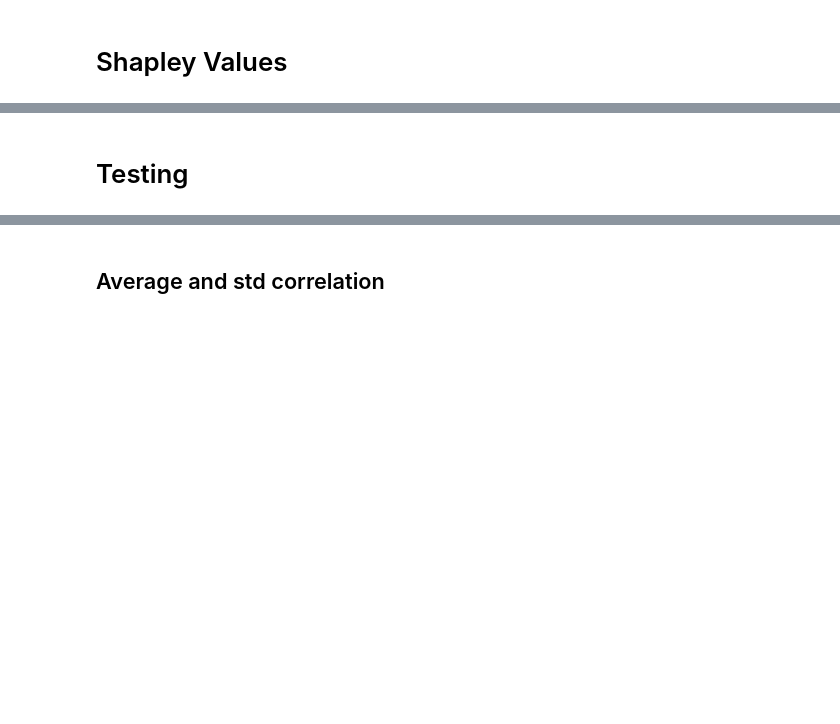
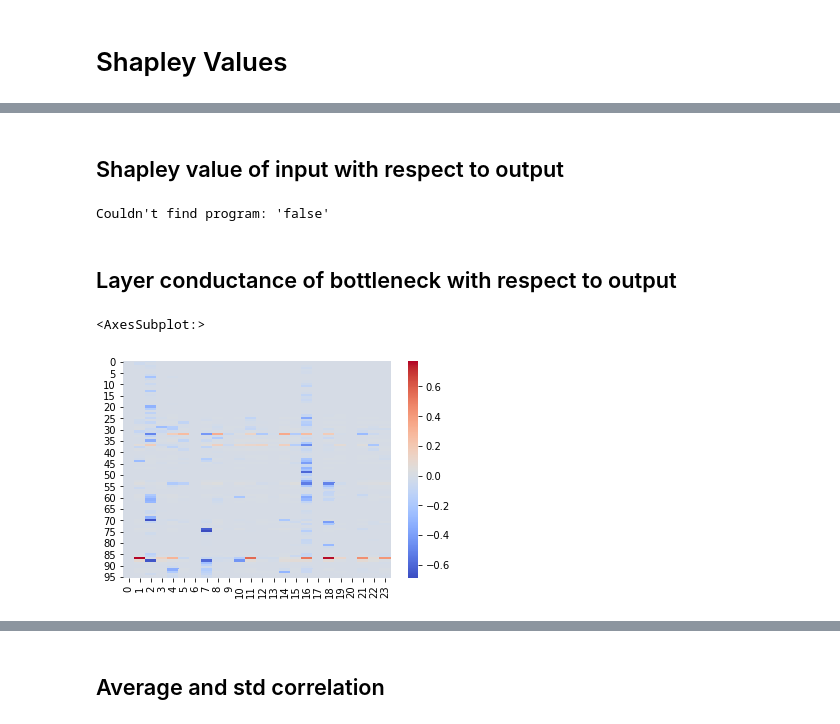
Before and after one commit to tonibofarull/TSAutoencoder, a Jupyter notebook: src/main.ipynb, the cells around one changed output, grey strips where cells are left out. Saved outputs shown, nothing was run; the diff lists cells and outputs as text; code cells hidden in the pictures; blank space fills up the shorter version.

```diff
--- a/src/main.ipynb
+++ b/src/main.ipynb
@@ -74,5 +58,6 @@ Couldn't find program: 'false'
 # %%
-data_train, data_valid, data_test = normalize(data_train), normalize(data_valid), normalize(data_test)
+data_train_ori, data_valid_ori, data_test_ori = ElectricDevices()
+data_train, data_valid, data_test = normalize(data_train_ori), normalize(data_valid_ori), normalize(data_test_ori)
 X_train, y_train = data_train[:,:,:-1], data_train[:,:,-1]
 X_valid, y_valid = data_valid[:,:,:-1], data_valid[:,:,-1]
 X_test, y_test = data_test[:,:,:-1], data_test[:,:,-1]
@@ -172,11 +102,3 @@ plt.legend()
 <All keys matched successfully>
 # %% [markdown]
 # Shapley Values
-# %%
-inp = X_test[1].reshape((-1,1,96))
-
-sv_vec = []
-for i in range(96):
-    print(i)
-    sv = get_shapley_values(model, inp, target=i)[0,0]
-    sv_vec.append(sv)
@@ -211,2 +105,65 @@ for i in range(96):
-# %% [markdown]
-# Testing
+# %% [markdown]
+## Shapley value of input with respect to output
+# %%
+%%script false
+
+for focus in [1,3]:
+    inp = X_test[focus].reshape((-1,1,96))
+    for j in [1,2,3,4]:
+        if j == 1:
+            result = torch.tensor(gaussian_filter1d(X_test[focus,0], sigma=2)).reshape((1,1,96))
+        elif j == 2:
+            result = 1-X_test[focus].reshape((-1,1,96))
+        elif j == 3:
+            result = torch.ones((1,1,96))
+        else:
+            result = torch.zeros((1,1,96))
+
+        sv_vec = []
+        for i in range(96):
+            print(i, end=" ")
+            sv = get_shapley_values(model, inp, target=i, baselines=result)[0,0]
+            sv_vec.append(sv)
+
+        plt.close()
+        sns.heatmap(sv_vec, cmap="coolwarm").get_figure().savefig(f"../plots/hm_{focus}-{j}.png")
+
+        ylim = (np.min(sv_vec),1)
+        for i in range(96):
+            plt.plot(sv_vec[i].flatten())
+            plt.plot(inp.detach().numpy().flatten())
+            plt.title(f"Position {i}")
+            plt.ylim(ylim)
+            plt.axvline(x=i, c="red")
+            plt.savefig(f"../plots/{focus}-{j}.{i}.png")
+            plt.close()
+        print()
+        print()
+# %% [output]
+Couldn't find program: 'false'
+# %% [markdown]
+## Layer conductance of bottleneck with respect to output
+# %%
+from captum.attr import LayerFeatureAblation
+focus = 3
+inp = X_test[focus].reshape((-1,1,96))
+
+def model_wrapper(x):
+    return model(x)[0]
+
+inp.requires_grad_()
+
+#baselines = tuple(torch.rand((1,1,96)) for _ in range(1000))
+
+cond = LayerFeatureAblation(model_wrapper, model.full_conv_bn)
+
+conds = []
+for i in range(96):
+    cond_vals = cond.attribute(inp, target=(0,i))
+    cond_vals = cond_vals.detach().numpy().flatten()
+    conds.append(cond_vals)
+
+sns.heatmap(conds, cmap="coolwarm")
+# %% [output]
+<AxesSubplot:>
+[figure, added]
```
Also changed, not shown: parts of 17 cells of this notebook, 16 other files.
